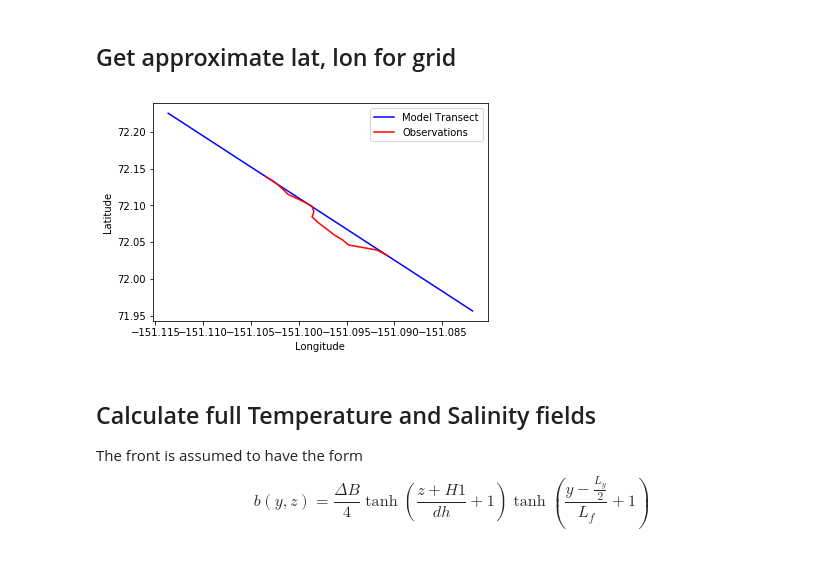
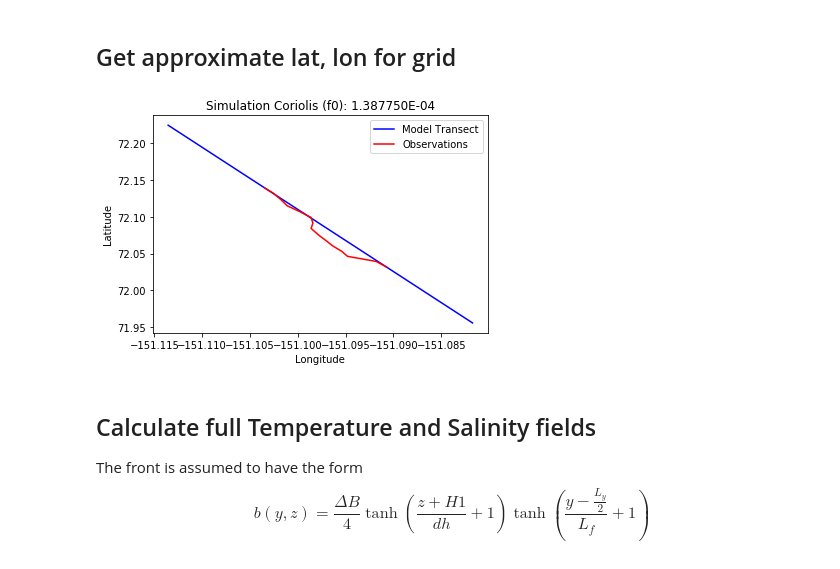
Before and after one commit to liqun1981/front_SODA_lowres, a Jupyter notebook: notebooks/gen_input_SODA2.ipynb, the cells around one changed output. Drawn from its saved outputs; the diff is of its cells as text; code cells hidden in the pictures.

```diff
--- a/notebooks/gen_input_SODA2.ipynb
+++ b/notebooks/gen_input_SODA2.ipynb
@@ -23,7 +23,7 @@ tp = '>f8'
 Model domain and resolution are set by the variables $L(x,y,z)$ and $N(x,y,z)$, respectively. Both are dictionaries and the integer values can be easily changed to adjust the model grid and domain. Domain ($L$) units are given in *km, km, m*. The along-front direction is $x$, across-front is $y$, and vertical is $z$. Grid spacing is uniform in the along-front direction and non-uniform in the across-front and vertical.
 # %%
 # Set domain and resolution
-L = {'x': 10, 'y': 30, 'z': 150}
+L = {'x': 1, 'y': 30, 'z': 150}
 N = {'x': 1, 'y': 50, 'z': 25}
 
 # Calculate x grid
@@ -97,7 +97,7 @@ plt.show()
 - $dh$: Thickness of the mixed layer pycnocline
 # %%
 # Frontal width
-Lf = ds['y'][-1]/4
+Lf = ds['y'][-1]/2
 
 # Horizontal gradient in mixed layer
 # Sort first and last profiles
@@ -197,25 +197,26 @@ plt.show()
 # %%
 # Get offset for y
 y_offset = L['y']/2 - ds['y'][-1]/2
 # Interp/Extrap to lat, lon coordinates
 f_lat = interpolate.interp1d([ds['y'][0], ds['y'][-1]] + y_offset,[ds['lat'][0], ds['lat'][-1]],\
                                    fill_value="extrapolate")
 f_lon = interpolate.interp1d([ds['y'][0], ds['y'][-1]] + y_offset,[ds['lon'][0], ds['lon'][-1]],\
                                    fill_value="extrapolate")
 ll = {'lat':f_lat(y['C']), 'lat_G':f_lat(y['G']), 'lon':f_lon(y['C']), 'lon_G':f_lon(y['G'])}
 
 # Get mean lat for f
 lat_4f = ll['lat'].mean()
 # Get corresponding f
 f = gsw.f(lat_4f)
 
 plt.plot(ll['lon'],ll['lat'],'b',ds['lon'],ds['lat'],'r')
 plt.xlabel('Longitude')
 plt.ylabel('Latitude')
 plt.legend(('Model Transect','Observations'))
+plt.title('Simulation Coriolis (f0): %.6E' %f)
 plt.show()
 # %% [output]
-[figure, old version]
+[figure, new version]
 # %% [markdown]
 ## Calculate full Temperature and Salinity fields
 
```
Also changed, not shown: parts of 14 cells of this notebook.
